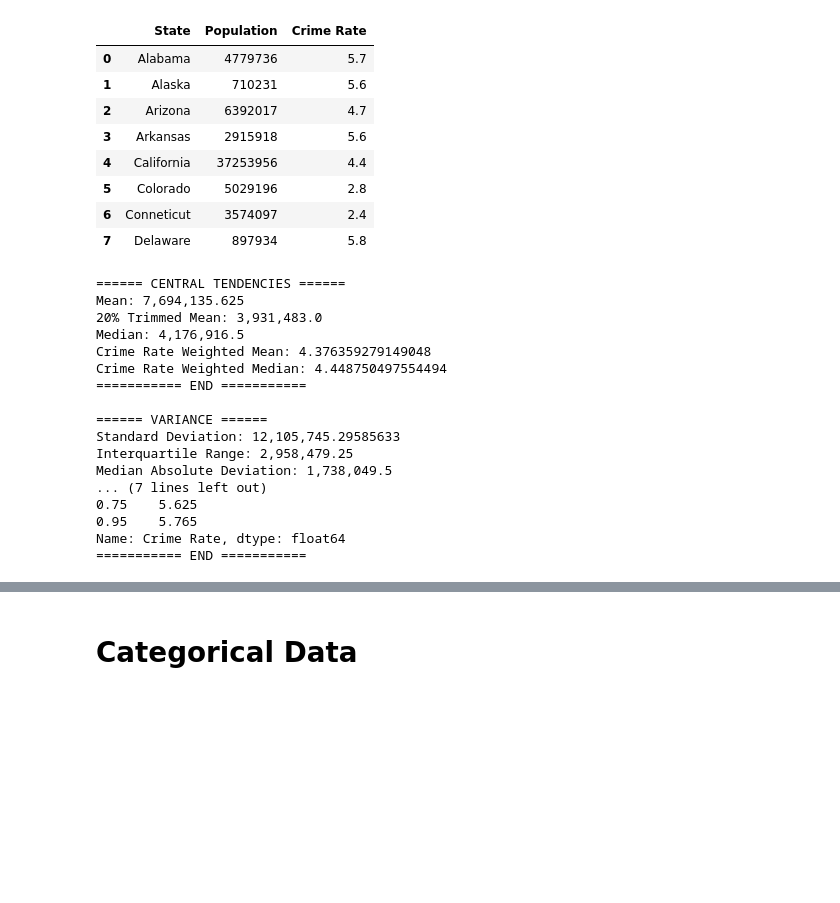
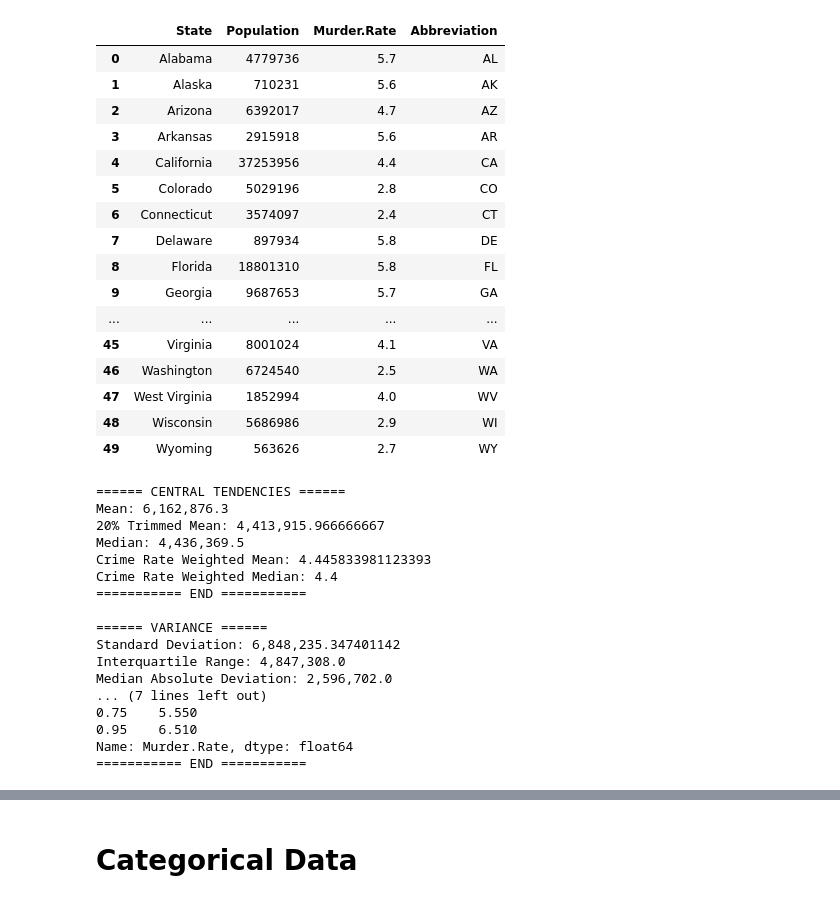
Before and after one commit to ShinnoT/python-datascience-journey, a Jupyter notebook: Chapter-1.ipynb, the cells around one changed output, grey strips where cells are left out. Cells and saved outputs as stored; diff of their text form; code cells hidden in the pictures; blank space fills up the shorter version.

```diff
--- a/Chapter-1.ipynb
+++ b/Chapter-1.ipynb
@@ -60,3 +12,20 @@ display(global_population_2021.loc[["China"]])
+# %%
+# data import
+
+DATA = Path().resolve() / 'data'
+
+AIRLINE_STATS_CSV = DATA / 'airline_stats.csv'
+KC_TAX_CSV = DATA / 'kc_tax.csv.gz'
+LC_LOANS_CSV = DATA / 'lc_loans.csv'
+AIRPORT_DELAYS_CSV = DATA / 'dfw_airline.csv'
+SP500_DATA_CSV = DATA / 'sp500_data.csv.gz'
+SP500_SECTORS_CSV = DATA / 'sp500_sectors.csv'
+STATE_CSV = DATA / 'state.csv'
+
+CRIME_RATE = pd.read_csv(STATE_CSV)
+AIRPORT_DELAY_CAUSES = pd.read_csv(AIRPORT_DELAYS_CSV)
+SP500_DATA = pd.read_csv(SP500_DATA_CSV, index_col=0)
+SP500_SECTORS = pd.read_csv(SP500_SECTORS_CSV)
 # %%
 # functions
 
@@ -98,34 +67,46 @@ def display_frequency_table(data_set, column_title):
     binned_count = binned_population.value_counts()
     display(binned_count)
 # %%
-display(crime_rate)
-calculate_means(crime_rate, "Population", crime_rate_header="Crime Rate")
-calculate_variance(crime_rate, "Population", crime_rate_header="Crime Rate")
-calculate_distribution(crime_rate, "Crime Rate")
+display(CRIME_RATE)
+
+calculate_means(CRIME_RATE, "Population", crime_rate_header="Murder.Rate")
+calculate_variance(CRIME_RATE, "Population", crime_rate_header="Murder.Rate")
+calculate_distribution(CRIME_RATE, "Murder.Rate")
+
+# quick functions
+CRIME_RATE.describe()
 # %% [output]
-|  | State | Population | Crime Rate |
-| 0 | Alabama | 4779736 | 5.7 |
-| 1 | Alaska | 710231 | 5.6 |
-| 2 | Arizona | 6392017 | 4.7 |
-| 3 | Arkansas | 2915918 | 5.6 |
-| 4 | California | 37253956 | 4.4 |
-| 5 | Colorado | 5029196 | 2.8 |
-| 6 | Conneticut | 3574097 | 2.4 |
-| 7 | Delaware | 897934 | 5.8 |
+|  | State | Population | Murder.Rate | Abbreviation |
+| 0 | Alabama | 4779736 | 5.7 | AL |
+| 1 | Alaska | 710231 | 5.6 | AK |
+| 2 | Arizona | 6392017 | 4.7 | AZ |
+| 3 | Arkansas | 2915918 | 5.6 | AR |
+| 4 | California | 37253956 | 4.4 | CA |
+| 5 | Colorado | 5029196 | 2.8 | CO |
+| 6 | Connecticut | 3574097 | 2.4 | CT |
+| 7 | Delaware | 897934 | 5.8 | DE |
+| 8 | Florida | 18801310 | 5.8 | FL |
+| 9 | Georgia | 9687653 | 5.7 | GA |
+| ... | ... | ... | ... | ... |
+| 45 | Virginia | 8001024 | 4.1 | VA |
+| 46 | Washington | 6724540 | 2.5 | WA |
+| 47 | West Virginia | 1852994 | 4.0 | WV |
+| 48 | Wisconsin | 5686986 | 2.9 | WI |
+| 49 | Wyoming | 563626 | 2.7 | WY |
 ====== CENTRAL TENDENCIES ======
-Mean: 7,694,135.625
-20% Trimmed Mean: 3,931,483.0
-Median: 4,176,916.5
-Crime Rate Weighted Mean: 4.376359279149048
-Crime Rate Weighted Median: 4.448750497554494
+Mean: 6,162,876.3
+20% Trimmed Mean: 4,413,915.966666667
+Median: 4,436,369.5
+Crime Rate Weighted Mean: 4.445833981123393
+Crime Rate Weighted Median: 4.4
 =========== END ===========
 
 ====== VARIANCE ======
-Standard Deviation: 12,105,745.29585633
-Interquartile Range: 2,958,479.25
-Median Absolute Deviation: 1,738,049.5
+Standard Deviation: 6,848,235.347401142
+Interquartile Range: 4,847,308.0
+Median Absolute Deviation: 2,596,702.0
 ... (7 lines left out)
-0.75    5.625
-0.95    5.765
-Name: Crime Rate, dtype: float64
+0.75    5.550
+0.95    6.510
+Name: Murder.Rate, dtype: float64
 =========== END ===========
```
Also changed, not shown: parts of 23 cells of this notebook, 19 other files.
